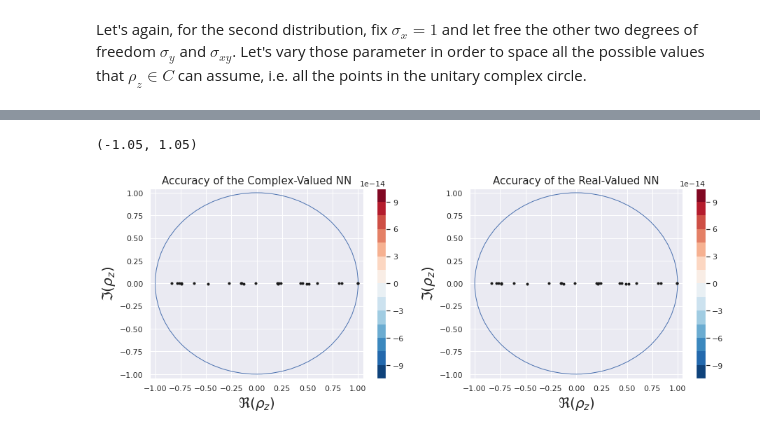
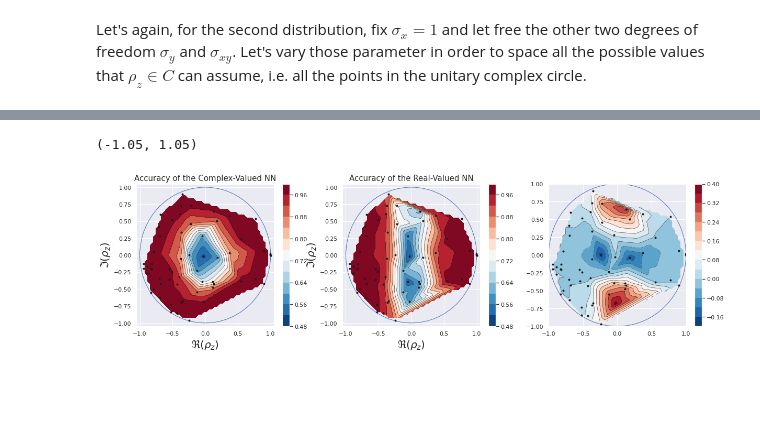
Before and after one commit to MattiaPujatti/complex-valued-deep-learning-for-condition-monitoring, a Jupyter notebook: Circularity_Measures.ipynb, the cells around one changed output, grey strips where cells are left out. Drawn from its saved outputs; the diff is of its cells as text; code cells hidden in the pictures; blank space fills up the shorter version.

```diff
--- a/Circularity_Measures.ipynb
+++ b/Circularity_Measures.ipynb
@@ -530,18 +523,0 @@ final_source_circ = {'rhoz': [], 'rho': [], 'cmplx_score': [], 'real_score': []}
-# %%
-# Sample points on the x-axis (sxy=0)
-with tqdm(total=5*5) as pbar:
-    for sx in np.random.uniform(-3., 3., 5):
-        for sy in np.random.uniform(-3., 3., 5):
-            # Check if the covariance matrix generated is positive-defined
-            rnd_covmat = np.array([[sx**2, 0.],[0., sy**2]])
-            pbar.update(1)
-            try:
-                np.linalg.cholesky(rnd_covmat)
-            except:
-                continue
-
-            rz, r, cs, rs = test_config( rnd_covmat )
-            final_source_circ['rhoz'].append(rz)
-            final_source_circ['rho'].append(r)
-            final_source_circ['cmplx_score'].append(cs)
-            final_source_circ['real_score'].append(rs)
@@ -572,3 +523,0 @@ df_yaxis = final_source_circ
-# %%
-with open('notebook_results/final_source_444.pkl', 'wb') as f:
-    pickle.dump(final_source_circ, f)
@@ -575,11 +546,3 @@ with open('notebook_results/final_source_444.pkl', 'wb') as f:
 # %%
-# To add points
-with open('notebook_results/final_source_circ.pkl', 'rb') as f:
-    a = pickle.load(f)
-
-b = pd.concat([pd.DataFrame(final_source_circ), a]).reset_index(drop=True)
-with open('notebook_results/final_source_circ.pkl', 'wb') as f:
-    pickle.dump(b, f)
+with open('notebook_results/acc_vs_rhoz.pkl', 'rb') as f:
+    final_source_circ = pickle.load(f)
-# %%
-with open('notebook_results/final_source_circ.pkl', 'rb') as f:
-    final_source_circ = pickle.load(f)
@@ -609,7 +553,7 @@ final_source_circ
 # %%
 import matplotlib.tri as tri
 
-fig, axs = plt.subplots(1, 2, figsize=(15,5))
+fig, axs = plt.subplots(1, 3, figsize=(20,5))
 
 # Create grid values first.
 x = final_source_circ['rhoz_x']
@@ -621,41 +565,51 @@ yi = np.linspace(-1., 1., 50)
 triang = tri.Triangulation(x, y)
 interpolator_c = tri.LinearTriInterpolator(triang, final_source_circ['cmplx_score'])
 interpolator_r = tri.LinearTriInterpolator(triang, final_source_circ['real_score'])
+interpolator_cr = tri.LinearTriInterpolator(triang, final_source_circ['cmplx_score']-final_source_circ['real_score'])
 
 Xi, Yi = np.meshgrid(xi, yi)
 zi_c = interpolator_c(Xi, Yi)
 zi_r = interpolator_r(Xi, Yi)
+zi_cr = interpolator_cr(Xi, Yi)
 
 axs[0].contour(xi, yi, zi_c, levels=14, linewidths=0.5, colors='k')
 cntr1 = axs[0].contourf(xi, yi, zi_c, levels=14, cmap="RdBu_r")
 plt.colorbar(cntr1, ax=axs[0])
 axs[0].plot(x, y, 'ko', ms=3)
 
 
 axs[1].contour(xi, yi, zi_r, levels=14, linewidths=0.5, colors='k')
 cntr2 = axs[1].contourf(xi, yi, zi_r, levels=14, cmap="RdBu_r")
 plt.colorbar(cntr2, ax=axs[1])
 
 axs[1].plot(x, y, 'ko', ms=3)
 
+axs[2].contour(xi, yi, zi_cr, levels=14, linewidths=0.5, colors='k')
+cntr3 = axs[2].contourf(xi, yi, zi_cr, levels=14, cmap="RdBu_r")
+plt.colorbar(cntr3, ax=axs[2])
+
+axs[2].plot(x, y, 'ko', ms=3)
+
 
 # Add the definition domain of rho_z, i.e. the unitary circle
 unit_circle = plt.Circle((0., 0.), radius=1., edgecolor='b', facecolor='None')
 axs[0].add_patch(unit_circle)
 unit_circle = plt.Circle((0., 0.), radius=1., edgecolor='b', facecolor='None')
 axs[1].add_patch(unit_circle)
+unit_circle = plt.Circle((0., 0.), radius=1., edgecolor='b', facecolor='None')
+axs[2].add_patch(unit_circle)
 
 axs[0].set_xlabel(r'$\Re(\rho_z)$', fontsize=20)
 axs[0].set_ylabel(r'$\Im(\rho_z)$', fontsize=20)
 axs[0].set_title('Accuracy of the Complex-Valued NN', fontsize=15)
 axs[0].set_xlim(-1.05, 1.05)
 axs[0].set_ylim(-1.05, 1.05)
 
 axs[1].set_xlabel(r'$\Re(\rho_z)$', fontsize=20)
 axs[1].set_ylabel(r'$\Im(\rho_z)$', fontsize=20)
 axs[1].set_title('Accuracy of the Real-Valued NN', fontsize=15)
 axs[1].set_xlim(-1.05, 1.05)
 axs[1].set_ylim(-1.05, 1.05)
 # %% [output]
 (-1.05, 1.05)
-[figure, old version]
+[figure, new version]
```
Also changed, not shown: parts of 16 cells of this notebook, 16 other files.
